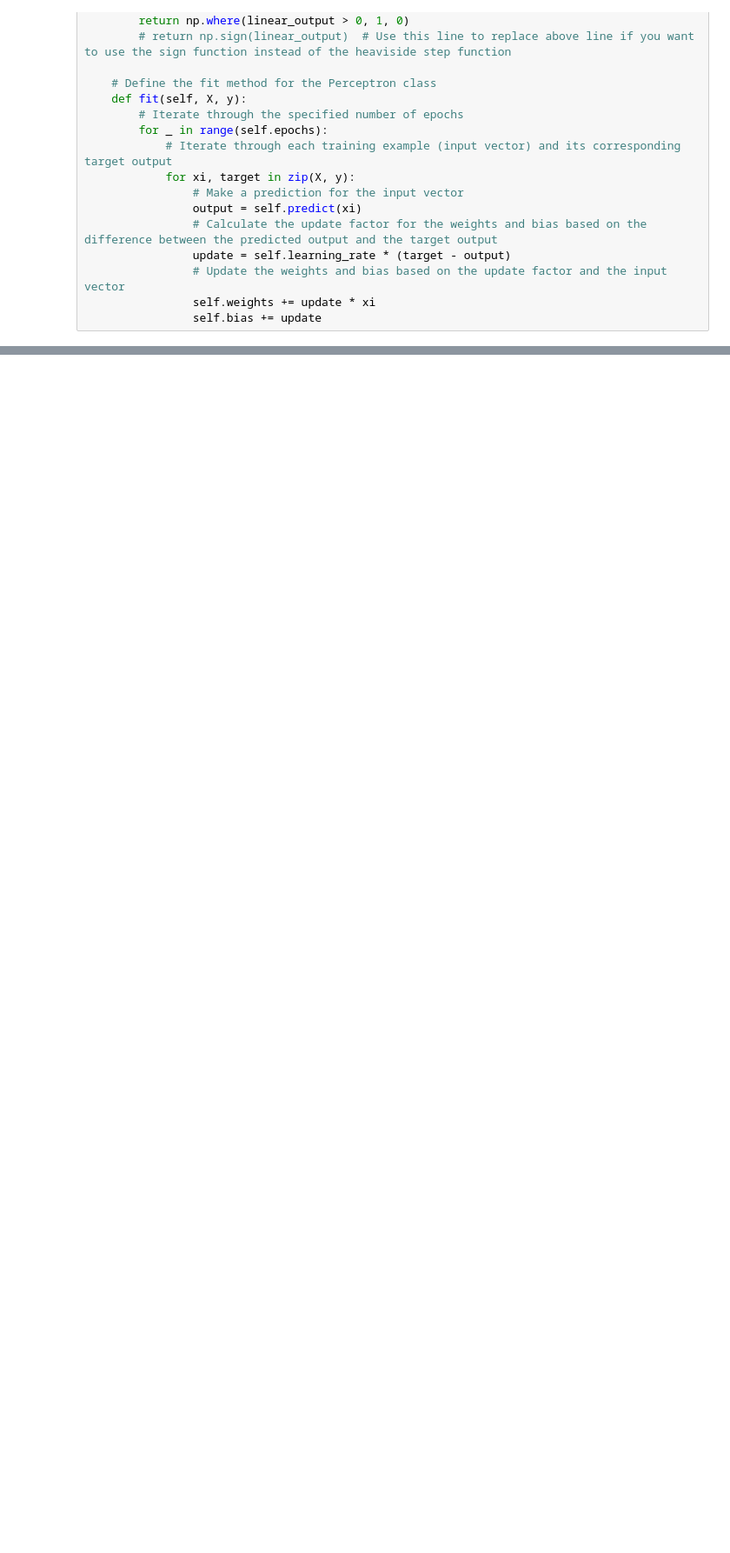
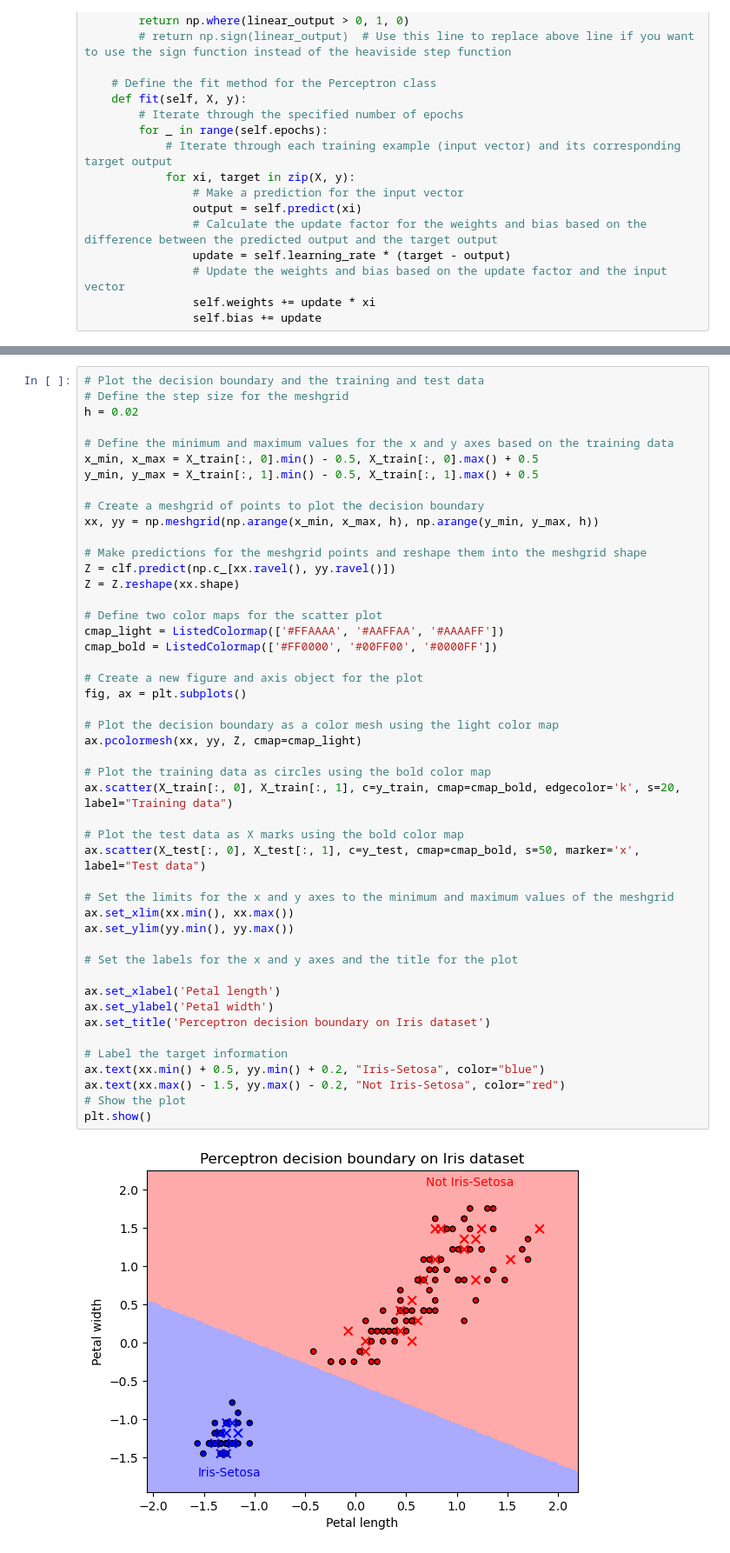
Before and after one commit to CSkylarL/DataScience-MachineLearning, a Jupyter notebook: algorithm/supervised_machine_learning/perceptron/perceptron.ipynb, the cells around one changed output, grey strips where cells are left out. Shown at 87% size. Cells and saved outputs as stored; diff of their text form; blank space fills up the shorter version.

```diff
--- a/algorithm/supervised_machine_learning/perceptron/perceptron.ipynb
+++ b/algorithm/supervised_machine_learning/perceptron/perceptron.ipynb
@@ -102,0 +193,49 @@ class Perceptron:
+# %%
+# Plot the decision boundary and the training and test data
+# Define the step size for the meshgrid
+h = 0.02
+
+# Define the minimum and maximum values for the x and y axes based on the training data
+x_min, x_max = X_train[:, 0].min() - 0.5, X_train[:, 0].max() + 0.5
+y_min, y_max = X_train[:, 1].min() - 0.5, X_train[:, 1].max() + 0.5
+
+# Create a meshgrid of points to plot the decision boundary
+xx, yy = np.meshgrid(np.arange(x_min, x_max, h), np.arange(y_min, y_max, h))
+
+# Make predictions for the meshgrid points and reshape them into the meshgrid shape
+Z = clf.predict(np.c_[xx.ravel(), yy.ravel()])
+Z = Z.reshape(xx.shape)
+
+# Define two color maps for the scatter plot
+cmap_light = ListedColormap(['#FFAAAA', '#AAFFAA', '#AAAAFF'])
+cmap_bold = ListedColormap(['#FF0000', '#00FF00', '#0000FF'])
+
+# Create a new figure and axis object for the plot
+fig, ax = plt.subplots()
+
+# Plot the decision boundary as a color mesh using the light color map
+ax.pcolormesh(xx, yy, Z, cmap=cmap_light)
+
+# Plot the training data as circles using the bold color map
+ax.scatter(X_train[:, 0], X_train[:, 1], c=y_train, cmap=cmap_bold, edgecolor='k', s=20, label="Training data")
+
+# Plot the test data as X marks using the bold color map
+ax.scatter(X_test[:, 0], X_test[:, 1], c=y_test, cmap=cmap_bold, s=50, marker='x', label="Test data")
+
+# Set the limits for the x and y axes to the minimum and maximum values of the meshgrid
+ax.set_xlim(xx.min(), xx.max())
+ax.set_ylim(yy.min(), yy.max())
+
+# Set the labels for the x and y axes and the title for the plot
+
+ax.set_xlabel('Petal length')
+ax.set_ylabel('Petal width')
+ax.set_title('Perceptron decision boundary on Iris dataset')
+
+# Label the target information
+ax.text(xx.min() + 0.5, yy.min() + 0.2, "Iris-Setosa", color="blue")
+ax.text(xx.max() - 1.5, yy.max() - 0.2, "Not Iris-Setosa", color="red")
+# Show the plot
+plt.show()
+# %% [output]
+[figure, added]
```
Also changed, not shown: parts of 13 cells of this notebook, 1 other file.
